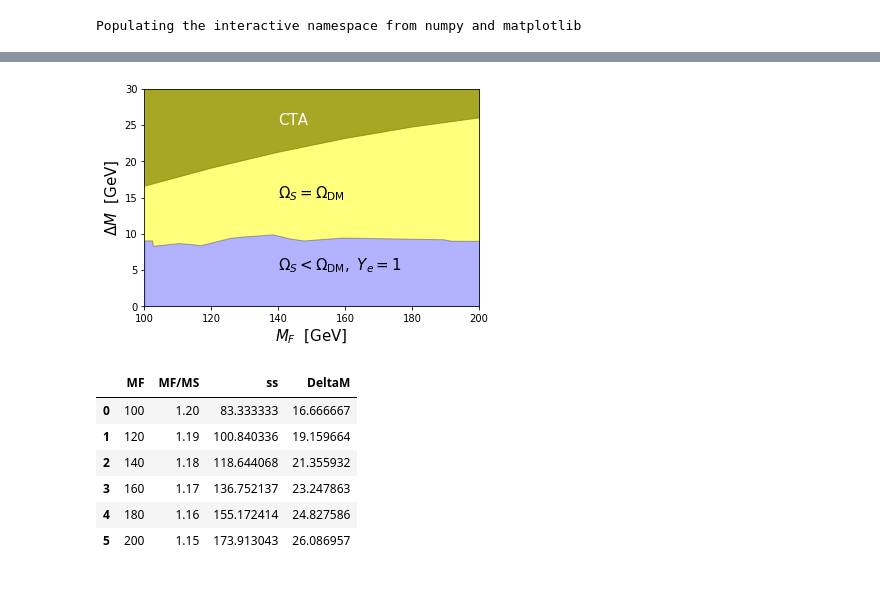
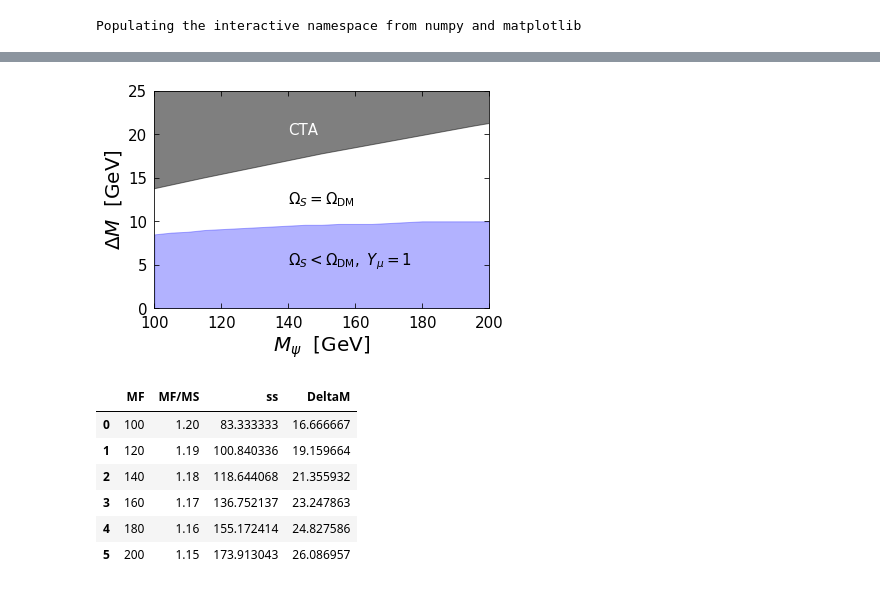
Before and after one commit to restrepo/BSM-Submodules, a Jupyter notebook: BSM/plot.ipynb, the cells around one changed output, grey strips where cells are left out. Cells and saved outputs as stored; diff of their text form; code cells hidden in the pictures.

Commit message:
Update plots

```diff
--- a/BSM/plot.ipynb
+++ b/BSM/plot.ipynb
@@ -29,24 +45,31 @@ dfos=dfos.sort_values('MF').reset_index(drop=True)
+# %%
+om=pd.read_excel('omega.xlsx')
+cta=pd.read_csv('cta.csv')
+cta['ss']=cta.MF/cta['MF/MS']
 # %%
-ymax=30
+ymax=25
 #dfos=dfo[np.logical_and(dfo.Ys1==0.001,dfo.MF-dfo.ss<10) ]
 #plt.hexbin(dfo.MF,dfo.MF-dfo.ss,dfo.Ys1,norm=LogNorm())#df.Omega_h2,norm=LogNorm())#,yscale='log'
 #plt.plot(dfo.MF,dfo.MF-dfo.ss,'y.')
 ##plt.plot(df1.MF,df1.MF-df1.ss,'c.')
 #plt.plot(df2.MF,df2.MF-df2.ss,'b.')
 #plt.plot(dfos.MF,dfos.MF-dfos.ss)
 #plt.plot(ind.MF,ind.MF-ind.ss)
-plt.fill_between(ind.MF,ind.MF-ind.ss,ymax,alpha=0.7,interpolate=True,color='black')
-plt.fill_between(dfos.MF,dfos.MF-dfos.ss,ymax,alpha=0.3,interpolate=True,color='yellow')
-plt.fill_between(dfos.MF,dfos.MF-dfos.ss,ymax,alpha=0.3,interpolate=True,color='yellow')
-plt.fill_between(dfos.MF,dfos.MF-dfos.ss,0,alpha=0.3,interpolate=True,color='blue')
+plt.fill_between(cta.MF,cta.MF-cta.ss,ymax,alpha=0.5,interpolate=True,color='black')
+#plt.fill_between(dfos.MF,dfos.MF-dfos.ss,ymax,alpha=0.3,interpolate=True,color='yellow')
+#plt.fill_between(dfos.MF,dfos.MF-dfos.ss,ymax,alpha=0.3,interpolate=True,color='yellow')
+#plt.fill_between(dfos.MF,dfos.MF-dfos.ss,0,alpha=0.3,interpolate=True,color='blue')
+#plt.plot(om.MF,om.MF-om.ss)
+plt.fill_between(om.MF,om.MF-om.ss,alpha=0.3,interpolate=True,color='blue')
 plt.ylim(0,ymax)
 plt.xlim(100,200)
-plt.text(140,25,'CTA',size=15,color='white')
-plt.text(140,15,r'$\Omega_S=\Omega_{\rm DM}$',size=15)
-plt.text(140,5,r'$\Omega_S<\Omega_{\rm DM},\ Y_e=1$',size=15)
-plt.xlabel(r'$M_F$  [GeV]',size=15 )
-plt.ylabel(r'$\Delta M$  [GeV]',size=15 )
+plt.text(140,20,'CTA',size=15,color='white')
+plt.text(140,12,r'$\Omega_S=\Omega_{\rm DM}$',size=15)
+plt.text(140,5,r'$\Omega_S<\Omega_{\rm DM},\ Y_\mu=1$',size=15)
+plt.xlabel(r'$M_\psi$  [GeV]',size=20 )
+plt.ylabel(r'$\Delta M$  [GeV]',size=20 )
+plt.tick_params(direction='in',length=5,top=True,right=True,labelsize=15,pad=7)
 plt.savefig('ps.pdf')
 #plt.colorbar()
 # %% [output]
-[figure, old version]
+[figure, new version]
```
Also changed, not shown: parts of 7 cells of this notebook, 3 other files.
